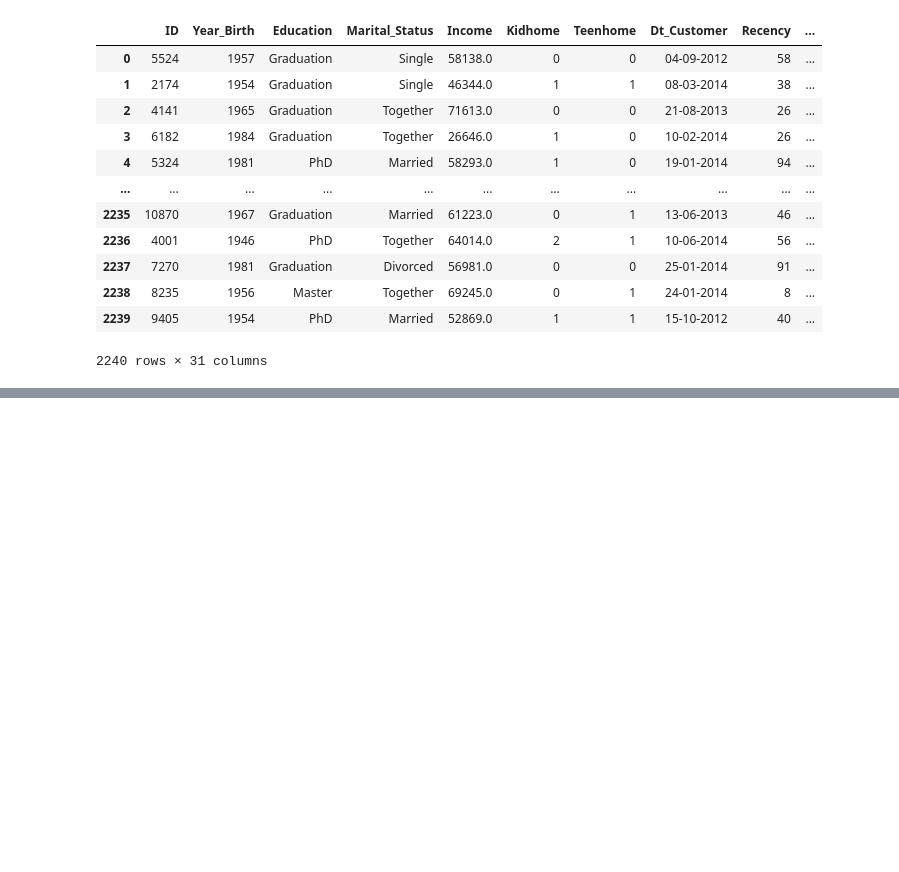
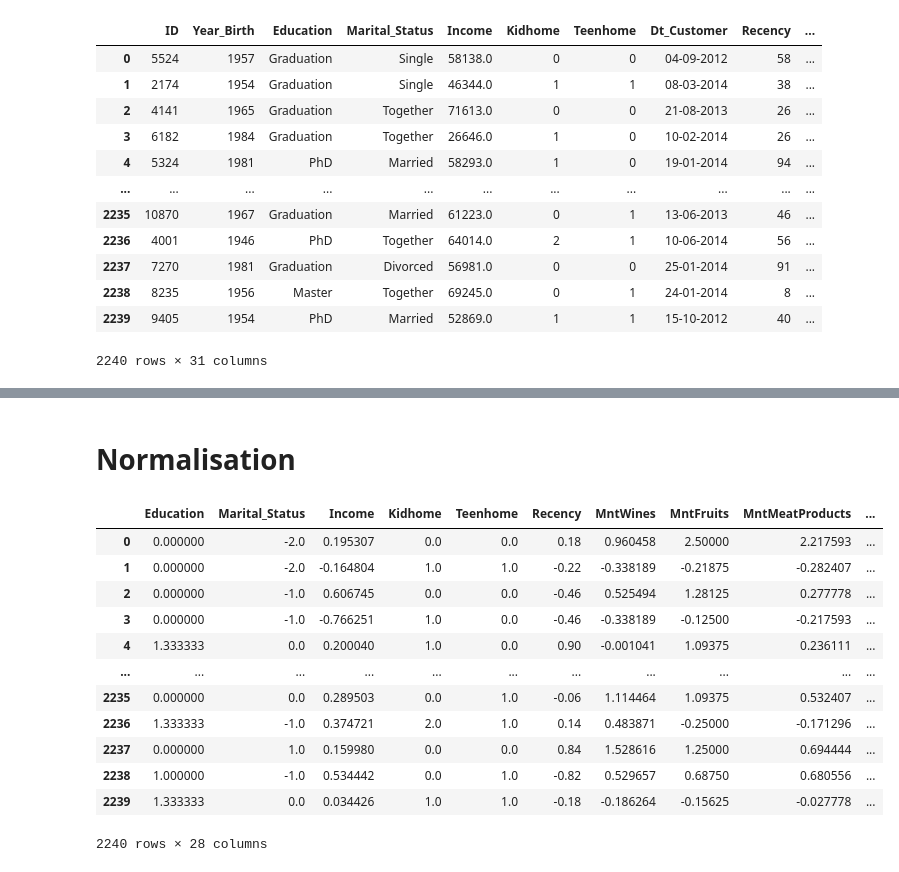
Before and after one commit to benmatrood/Segmentation, a Jupyter notebook: Segmentation.ipynb, the cells around one changed output, grey strips where cells are left out. Cells and saved outputs as stored; diff of their text form; code cells hidden in the pictures; blank space fills up the shorter version.

```diff
--- a/Segmentation.ipynb
+++ b/Segmentation.ipynb
@@ -74,0 +198,2 @@ df
+# %% [markdown]
+# Normalisation
@@ -74,0 +204,16 @@ df
+# %%
+df_normaliser
+# %% [output]
+|  | Education | Marital_Status | Income | Kidhome | Teenhome | Recency | MntWines | MntFruits | MntMeatProducts | ... |
+| 0 | 0.000000 | -2.0 | 0.195307 | 0.0 | 0.0 | 0.18 | 0.960458 | 2.50000 | 2.217593 | ... |
+| 1 | 0.000000 | -2.0 | -0.164804 | 1.0 | 1.0 | -0.22 | -0.338189 | -0.21875 | -0.282407 | ... |
+| 2 | 0.000000 | -1.0 | 0.606745 | 0.0 | 0.0 | -0.46 | 0.525494 | 1.28125 | 0.277778 | ... |
+| 3 | 0.000000 | -1.0 | -0.766251 | 1.0 | 0.0 | -0.46 | -0.338189 | -0.12500 | -0.217593 | ... |
+| 4 | 1.333333 | 0.0 | 0.200040 | 1.0 | 0.0 | 0.90 | -0.001041 | 1.09375 | 0.236111 | ... |
+| ... | ... | ... | ... | ... | ... | ... | ... | ... | ... | ... |
+| 2235 | 0.000000 | 0.0 | 0.289503 | 0.0 | 1.0 | -0.06 | 1.114464 | 1.09375 | 0.532407 | ... |
+| 2236 | 1.333333 | -1.0 | 0.374721 | 2.0 | 1.0 | 0.14 | 0.483871 | -0.25000 | -0.171296 | ... |
+| 2237 | 0.000000 | 1.0 | 0.159980 | 0.0 | 0.0 | 0.84 | 1.528616 | 1.25000 | 0.694444 | ... |
+| 2238 | 1.000000 | -1.0 | 0.534442 | 0.0 | 1.0 | -0.82 | 0.529657 | 0.68750 | 0.680556 | ... |
+| 2239 | 1.333333 | 0.0 | 0.034426 | 1.0 | 1.0 | -0.18 | -0.186264 | -0.15625 | -0.027778 | ... |
+2240 rows × 28 columns
```
Also changed, not shown: parts of 25 cells of this notebook.
